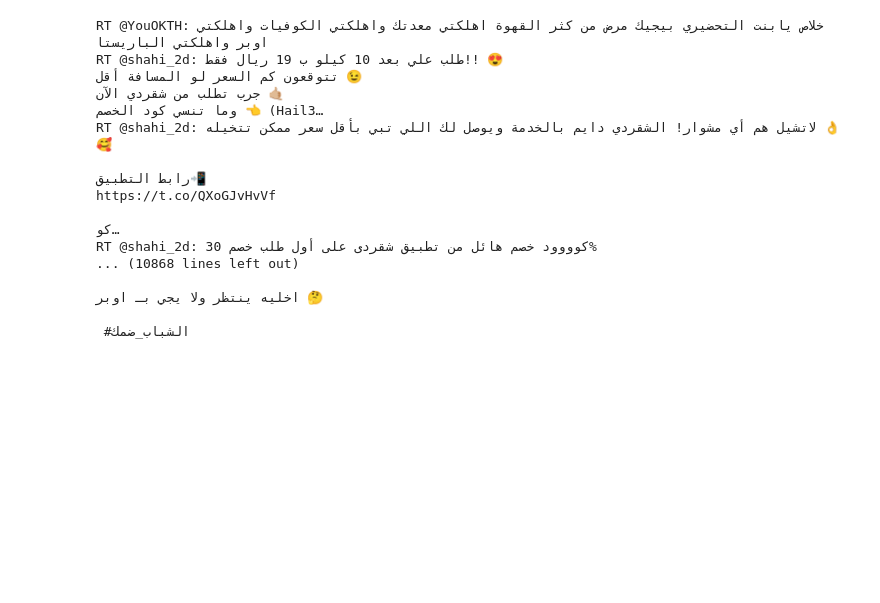
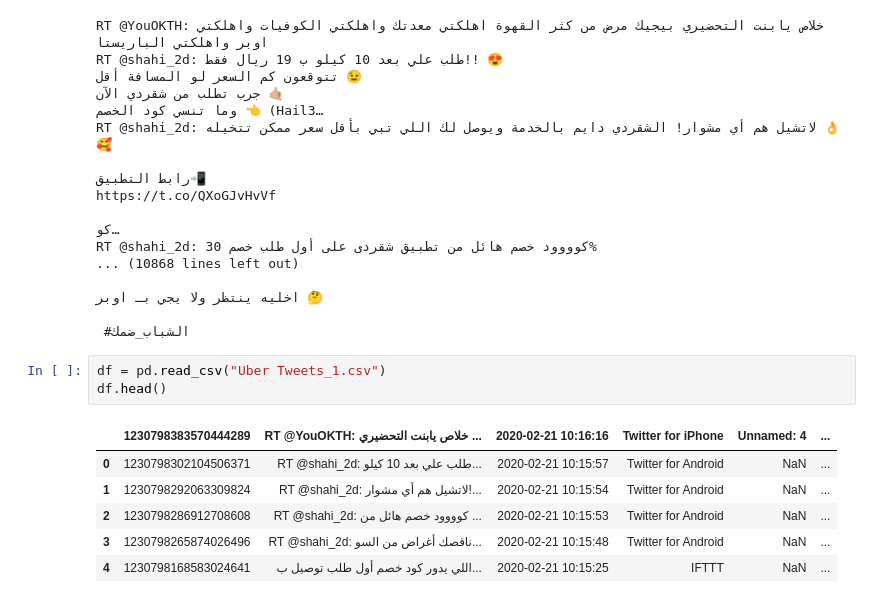
Before and after one commit to HoriahAlhazzani/485, a Jupyter notebook: TweetsExt-2.ipynb, the cells around one changed output. Drawn from its saved outputs; the diff is of its cells as text; blank space fills up the shorter version.

```diff
--- a/TweetsExt-2.ipynb
+++ b/TweetsExt-2.ipynb
@@ -38,3 +44,13 @@ RT @shahi_2d: كوووود خصم هائل من تطبيق شقردى على أ
 اخليه ينتظر ولا يجي بـ اوبر 🤔
 
  #الشباب_ضمك
+# %%
+df = pd.read_csv("Uber Tweets_1.csv")
+df.head()
+# %% [output]
+|  | 1230798383570444289 | RT @YouOKTH: خلاص يابنت التحضيري ... | 2020-02-21 10:16:16 | Twitter for iPhone | Unnamed: 4 | ... |
+| 0 | 1230798302104506371 | RT @shahi_2d: طلب علي بعد 10 كيلو... | 2020-02-21 10:15:57 | Twitter for Android | NaN | ... |
+| 1 | 1230798292063309824 | RT @shahi_2d: لاتشيل هم أي مشوار!... | 2020-02-21 10:15:54 | Twitter for Android | NaN | ... |
+| 2 | 1230798286912708608 | RT @shahi_2d: كوووود خصم هائل من ... | 2020-02-21 10:15:53 | Twitter for Android | NaN | ... |
+| 3 | 1230798265874026496 | RT @shahi_2d: ناقصك أغراض من السو... | 2020-02-21 10:15:48 | Twitter for Android | NaN | ... |
+| 4 | 1230798168583024641 | اللي يدور كود خصم أول طلب توصيل ب... | 2020-02-21 10:15:25 | IFTTT | NaN | ... |
```
Also changed, not shown: parts of 4 cells of this notebook.
